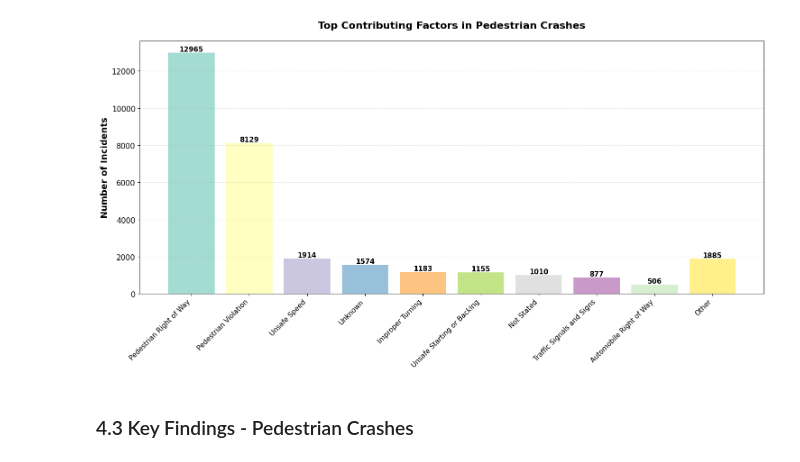
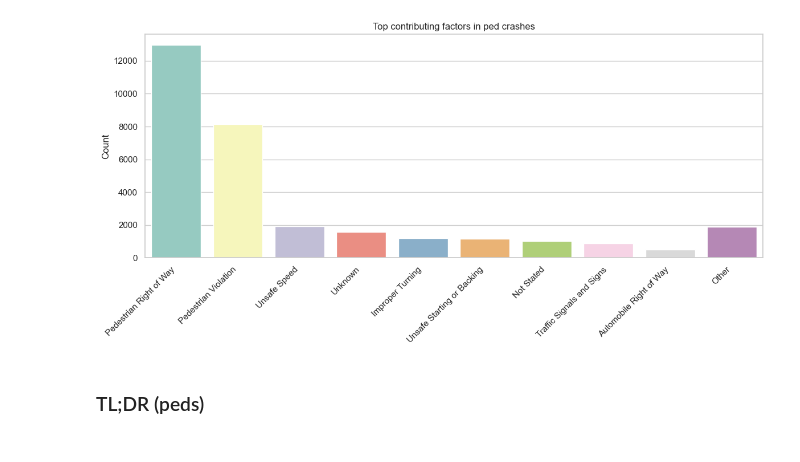
Before and after one commit to ecostache/vision-zero, a Jupyter notebook: vision-zero.ipynb, the cells around one changed output. Cells and saved outputs as stored; diff of their text form; code cells hidden in the pictures.

Commit message:
Notebook: simplify to analyst-friendly style; add bonus analyses; fix seaborn warning; update README

```diff
--- a/vision-zero.ipynb
+++ b/vision-zero.ipynb
@@ -12,12 +9,11 @@ This analysis examines traffic crash data to understand patterns in bicycle and
 # %%
 import pandas as pd
+import numpy as np
 import matplotlib.pyplot as plt
-import numpy as np
+import seaborn as sns
 
-# Configure plotting style for better visualization
-plt.style.use('default')
-plt.rcParams['figure.facecolor'] = 'white'
-plt.rcParams['axes.facecolor'] = 'white'
+sns.set_theme(style="whitegrid", context="notebook")
+pd.options.display.float_format = lambda x: f"{x:,.1f}"
 # %%
 # Load the datasets
 crash_incident = pd.read_csv('testdb_dbo_crash_incident.csv', low_memory=False)
@@ -43,5 +53,5 @@ To improve analysis clarity, we'll group similar crash types into broader catego
 # %%
-# Create mapping for crash category standardization
+# Map detailed categories into broader buckets
 category_mapping = {
     'Broadside': 'Broadside / Head-On / Rear End / Sideswipe',
     'Sideswipe': 'Broadside / Head-On / Rear End / Sideswipe',
@@ -55,6 +65,9 @@ category_mapping = {
     ' ': 'Not Stated'
 }
 
-# Apply the mapping to create super categories
-crash_incident['super_category'] = crash_incident['category'].map(category_mapping)
+crash_incident['super_category'] = (
+    crash_incident['category']
+    .map(category_mapping)
+    .fillna('Not Stated')
+)
 # %% [markdown]
@@ -181,26 +166,15 @@ Top 10 factors in pedestrian crashes - # of incidents:
 # %%
-# Create visualization for pedestrian crash factors
-plt.figure(figsize=(15, 8))
-colors = plt.cm.Set3(np.linspace(0, 1, len(top_nine)))
-bars = plt.bar(top_nine['primary_factor'], top_nine['id'], color=colors, alpha=0.8)
-
-# Add value labels
-for index, value in enumerate(top_nine['id']):
-    plt.text(index, value + 0.5, str(value), ha='center', va='bottom',
-             fontsize=11, fontweight='bold')
-
-# Customize the plot
-# plt.xlabel('Primary Contributing Factor', fontsize=14, fontweight='bold')
-plt.ylabel('Number of Incidents', fontsize=14, fontweight='bold')
-plt.title('Top Contributing Factors in Pedestrian Crashes', fontsize=16, fontweight='bold', pad=20)
-plt.xticks(rotation=45, ha='right', fontsize=11)
-plt.yticks(fontsize=12)
-plt.grid(axis='y', alpha=0.3, linestyle='--')
+# Visual
+plt.figure(figsize=(12, 6))
+sns.barplot(data=top_nine, x='primary_factor', y='count', hue='primary_factor', palette='Set3', legend=False)
+plt.title('Top contributing factors in ped crashes')
+plt.xlabel('')
+plt.ylabel('Count')
+plt.xticks(rotation=45, ha='right')
 plt.tight_layout()
-
 plt.show()
 # %% [output]
-[figure, old version]
+[figure, new version]
 # %% [markdown]
-### 4.3 Key Findings - Pedestrian Crashes
+### TL;DR (peds)
 # %% [markdown]
```
Also changed, not shown: parts of 27 cells of this notebook, 1 other file.
